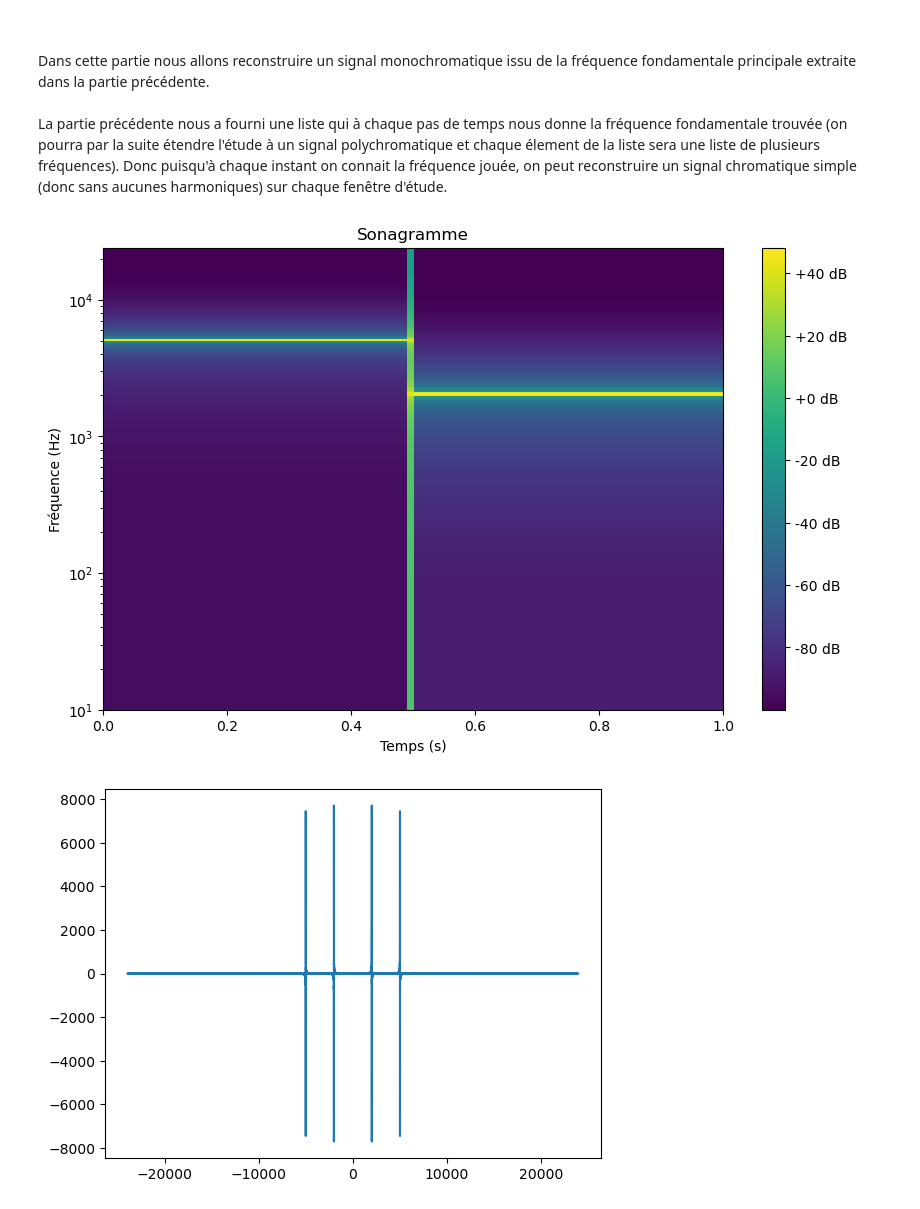
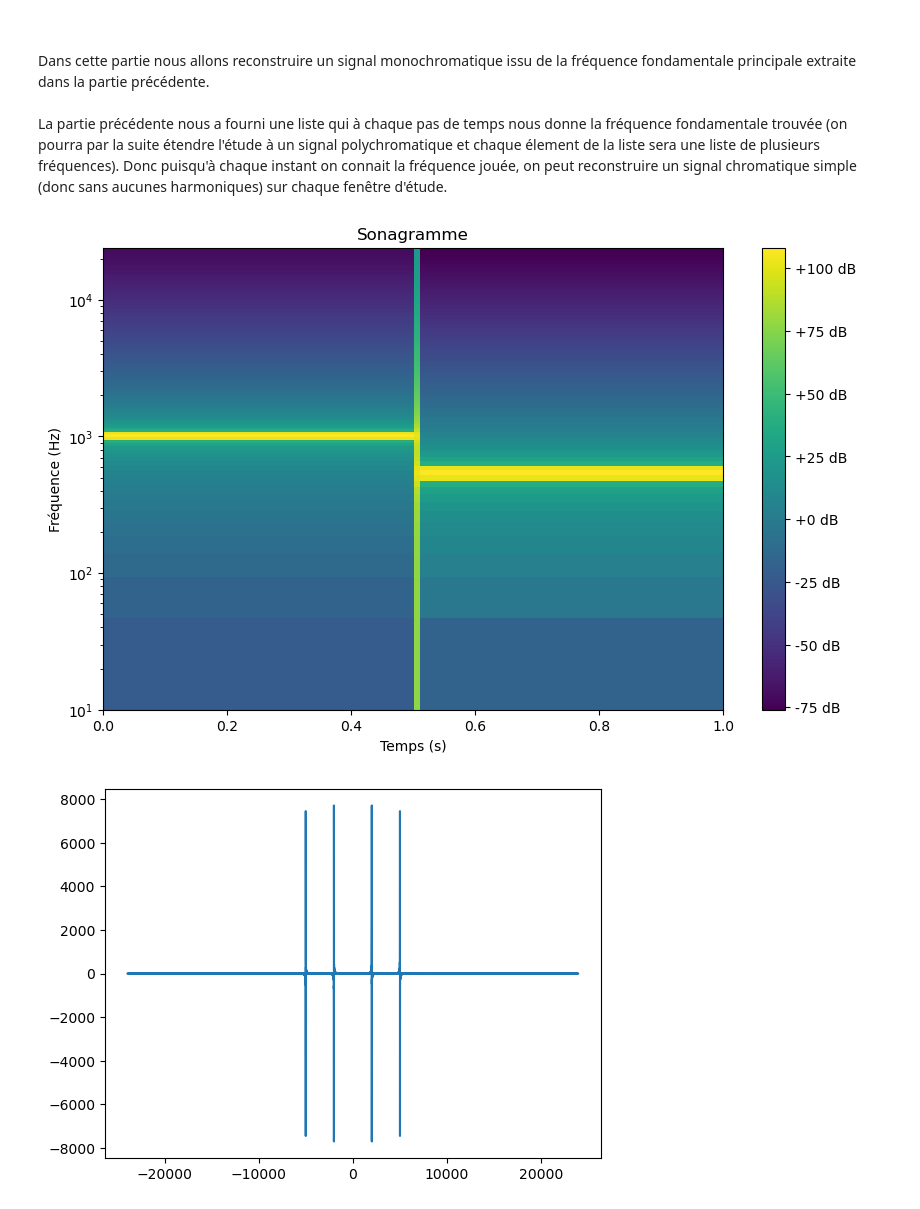
Before and after one commit to arsene-seuillot/BLINK, a Jupyter notebook: BLINK.ipynb, the cells around one changed output. Drawn from its saved outputs; the diff is of its cells as text; code cells hidden in the pictures.

```diff
--- a/BLINK.ipynb
+++ b/BLINK.ipynb
@@ -25,6 +25,14 @@ y_min, y_max = np.min(y), np.max(y)  # valeurs min et max prises par les amplitu
 T = [i * sr for i in range(len(y))]  # Liste des abscisses (temps) de chaque point de y
 # %% [output]
 48000
+# %%
+# Créer un fichier audio
+
+def créer_audio(nom, rate, L):
+    ''' Crée un fichier WAV à partir de la liste L,
+        au taux d'échantillonage rate           '''
+    data = np.array(L)
+    wavfile.write(nom, 48000, data.astype(np.int16))
 # %%
 # Création du signal test constant
 
@@ -36,8 +44,8 @@ fonction_test = True
 #----------------------------------------------------#
 
 
-f1_test = 5000 # fréquence du signal
-f2_test = 2000
+f1_test = 1000 # fréquence du signal
+f2_test = 500
 sr = 48000 # sample rate du signal
 t_test = 1 # durée en secondes du signal
 N_test = t_test*sr # nombre de points du signal
@@ -50,6 +58,16 @@ if fonction_test == True:
         y.append( A_test*np.sin(2*np.pi*f1_test*(i/sr)) + (A_test/2)*np.sin(2*np.pi*f1_test*2*(i/sr)) )
     for i in range(24000):
         y.append( A_test*np.sin(2*np.pi*f2_test*(i/sr)) + (A_test/2)*np.sin(2*np.pi*f2_test*2*(i/sr)) )
+
+créer_audio('test.wav',48000,y)
+# %%
+# Test de création du signal
+
+samplerate = 48000; fs = 1000
+t = np.linspace(0., 1., samplerate)
+amplitude = np.iinfo(np.int16).max
+data = amplitude * np.sin(2. * np.pi * fs * t)
+wavfile.write("example.wav", samplerate, data.astype(np.int16))
 # %% [markdown]
 ## **AFFICHAGE DE L'EXTRAIT EN TEMPOREL ET FRÉQUENTIEL**
 \
@@ -162,34 +178,36 @@ def sinusoïde(f,t):
     res = np.sin(2*np.pi*f*t)
     return res
 
 def reconstruction(spectrogram):
     L_freq_fonda = extraction_fonda(spectrogram, sr, window_size)
     signal_reconstruit = []
     # Nb est le nombre de points d'échantillonage
     Nb = len(L_freq_fonda)
     for i in range(Nb):
         # f est la fréquence détéctée pour la ième fenêtre d'étude
         f = L_freq_fonda[i]
         for j in range(hop_size):
             # Pour avoir t, on se place à la ième fenêtre et au jème point de la fenêtre
             t = (i*hop_size)/sr + j/sr
             val = sinusoïde(f,t)
             signal_reconstruit.append(val)
     for k in range(hop_size):
         t = k/sr
         f = L_freq_fonda[Nb-1]
         val = sinusoïde(f,t)
         signal_reconstruit.append(val)
     return signal_reconstruit
 
 sig = reconstruction(sonagramme)
 # Calcul du spectrogramme
 sonagramme_2 = son.calculer_sonagramme(sig, sr, window_size, hop_size)
 
 # Afficher le sonagramme
 son.afficher_sonagramme(sonagramme_2, sr, len(y), window_size, hop_size)
+
+créer_audio('reconstruit.wav',sr,sig)
 # %% [output]
-[figure, old version]
+[figure, new version]
 # %%
 # On affiche enfin le signal reconstruit :
 Y_rec, L_freq_rec = TF_extrait(sig,sr)
```
Also changed, not shown: parts of 2 cells of this notebook, 3 other files.
